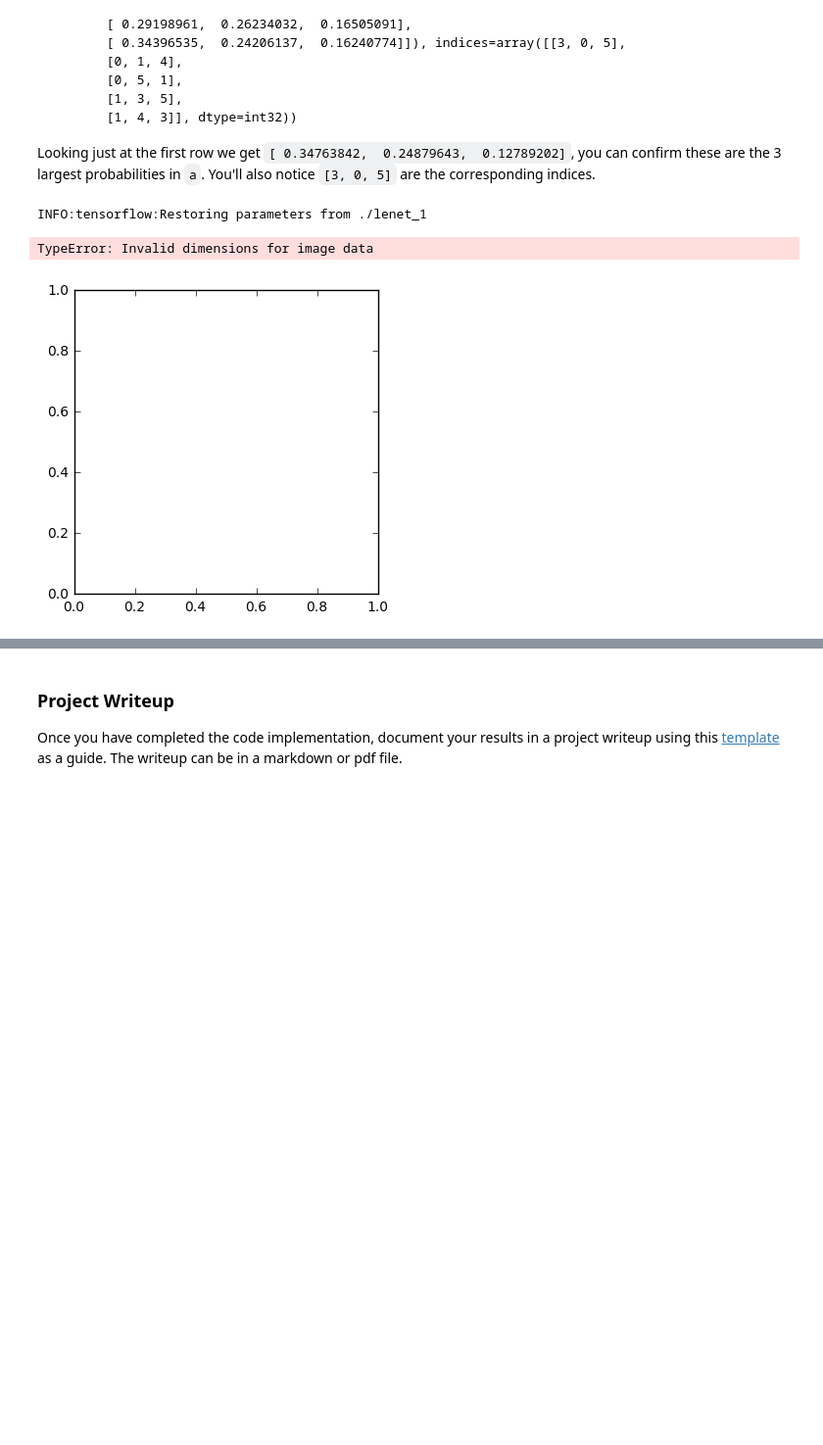
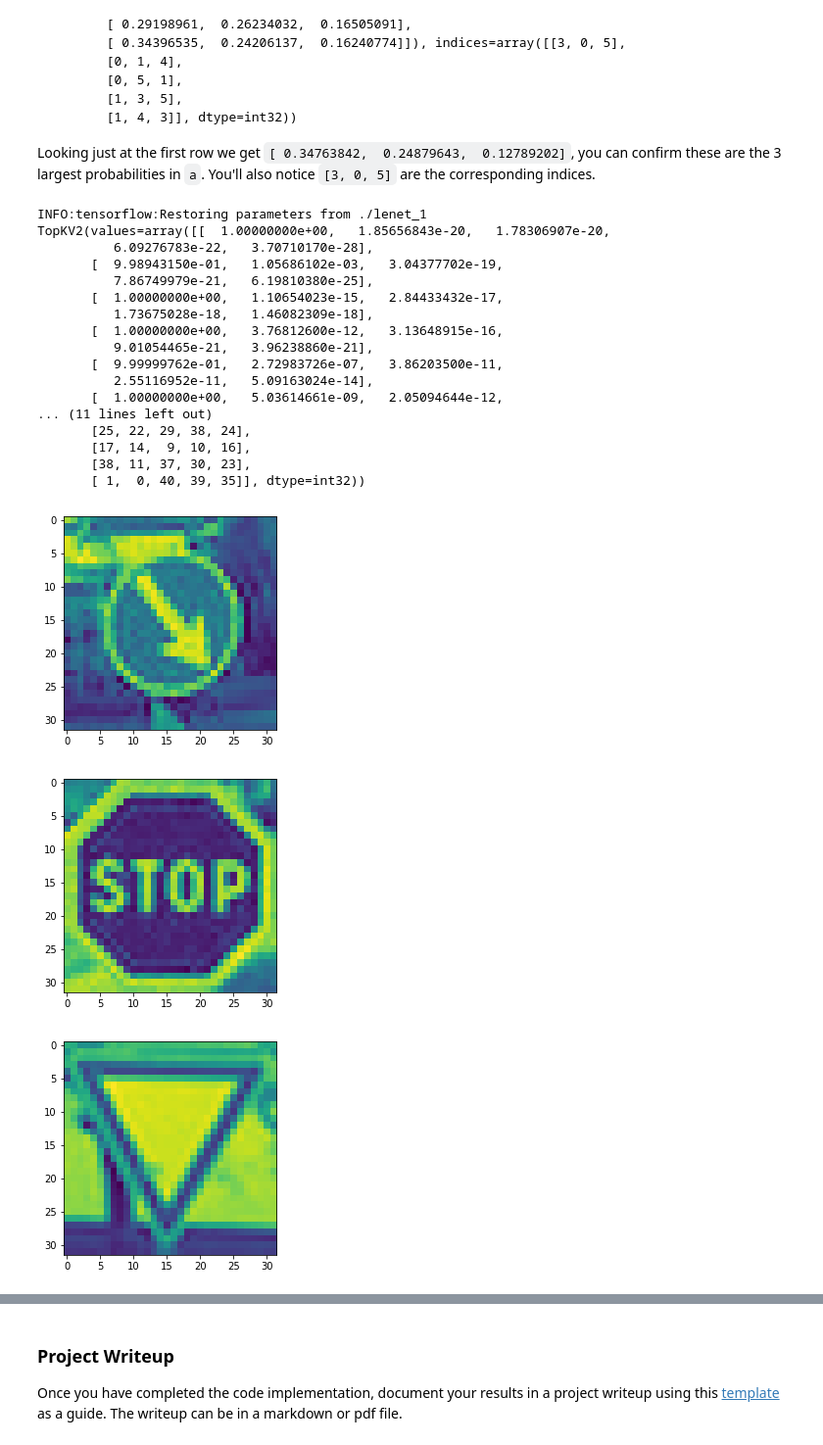
Before and after one commit to samuelbalogh/P2-traffic-sign-classifier, a Jupyter notebook: Traffic_Sign_Classifier.ipynb, the cells around one changed output, grey strips where cells are left out. Shown: that part at 98% size. Saved outputs shown, nothing was run; the diff lists cells and outputs as text; code cells hidden in the pictures; blank space fills up the shorter version.

```diff
--- a/Traffic_Sign_Classifier.ipynb
+++ b/Traffic_Sign_Classifier.ipynb
@@ -288,0 +290,13 @@ Use the code cell (or multiple code cells, if necessary) to implement the first
+# %%
+import matplotlib.pyplot as plt
+
+random_iterable = (random.randint(0, len(X_train)) for _ in range(2))
+iterable = (list(random_iterable))
+
+for random_num in iterable:
+    image = X_train[random_num]
+    plt.imshow(image)
+    plt.show()
+
+
+%matplotlib inline
@@ -510,7 +546,7 @@ import tensorflow as tf
 
 BATCH_SIZE = 100
 # my_labels = [17, 18, 13, 25, 31, 14, 22, 31, 23, 1]
-my_labels = [17, 38, 1, 18, 23, 25, 13, 2 , 14]
+my_labels = [38, 14, 13, 18, 2, 25, 17, 23 , 1]
 
 def evaluate(X_data, y_data):
     num_examples = len(X_data)
@@ -543,3 +579,10 @@ with tf.Session() as sess:
 # %% [output]
 INFO:tensorflow:Restoring parameters from ./lenet_1
 Test Set Accuracy = 0.899
+# %%
+with tf.Session() as sess:
+    sess.run(tf.global_variables_initializer())
+    saver3 = tf.train.import_meta_graph('./lenet_1.meta')
+    saver3.restore(sess, "./lenet_1")
+    my_accuracy = evaluate(X_validation, y_validation)
+    print("Validation Set Accuracy = {:.3f}".format(my_accuracy))
@@ -590,26 +636,39 @@ TopKV2(values=array([[ 0.34763842,  0.24879643,  0.12789202],
 
 Looking just at the first row we get `[ 0.34763842,  0.24879643,  0.12789202]`, you can confirm these are the 3 largest probabilities in `a`. You'll also notice `[3, 0, 5]` are the corresponding indices.
 # %%
-### Print out the top five softmax probabilities for the predictions on the German traffic sign images found on the web.
-### Feel free to use as many code cells as needed.
-
 softmax_logits = tf.nn.softmax(logits)
-top_k = tf.nn.top_k(softmax_logits, k=3)
+top_k = tf.nn.top_k(softmax_logits, k=5)
 
 
 with tf.Session() as sess:
     sess.run(tf.global_variables_initializer())
     saver = tf.train.import_meta_graph('./lenet_1.meta')
     saver.restore(sess, "./lenet_1")
     my_softmax_logits = sess.run(softmax_logits, feed_dict={x: normalized_images, keep_prob: 1.0})
     my_top_k = sess.run(top_k, feed_dict={x: normalized_images, keep_prob: 1.0})
 
-
-
+    print(my_top_k)
     for i, image in enumerate(normalized_images):
-        plt.imshow(image)
+        plt.imshow(image.squeeze())
         plt.show()
 # %% [output]
 INFO:tensorflow:Restoring parameters from ./lenet_1
+TopKV2(values=array([[  1.00000000e+00,   1.85656843e-20,   1.78306907e-20,
+          6.09276783e-22,   3.70710170e-28],
+       [  9.98943150e-01,   1.05686102e-03,   3.04377702e-19,
+          7.86749979e-21,   6.19810380e-25],
+       [  1.00000000e+00,   1.10654023e-15,   2.84433432e-17,
+          1.73675028e-18,   1.46082309e-18],
+       [  1.00000000e+00,   3.76812600e-12,   3.13648915e-16,
+          9.01054465e-21,   3.96238860e-21],
+       [  9.99999762e-01,   2.72983726e-07,   3.86203500e-11,
+          2.55116952e-11,   5.09163024e-14],
+       [  1.00000000e+00,   5.03614661e-09,   2.05094644e-12,
+... (11 lines left out)
+       [25, 22, 29, 38, 24],
+       [17, 14,  9, 10, 16],
+       [38, 11, 37, 30, 23],
+       [ 1,  0, 40, 39, 35]], dtype=int32))
-TypeError: Invalid dimensions for image data
-[figure, old version]
+[figure, new version]
+[figure, added]
+[figure, added]
```
Also changed, not shown: parts of 28 cells of this notebook, 12 other files.
